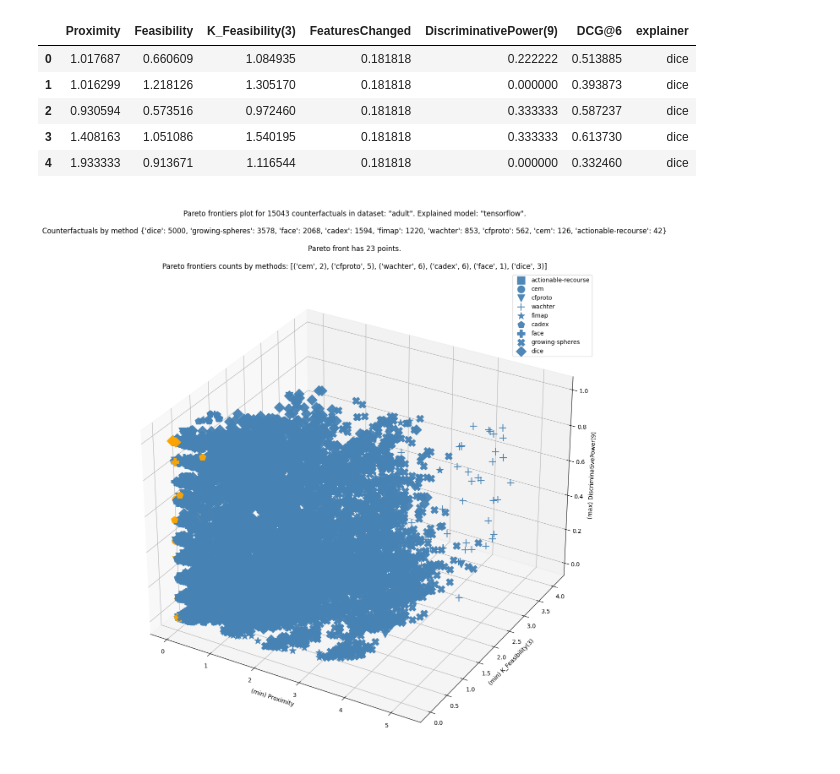
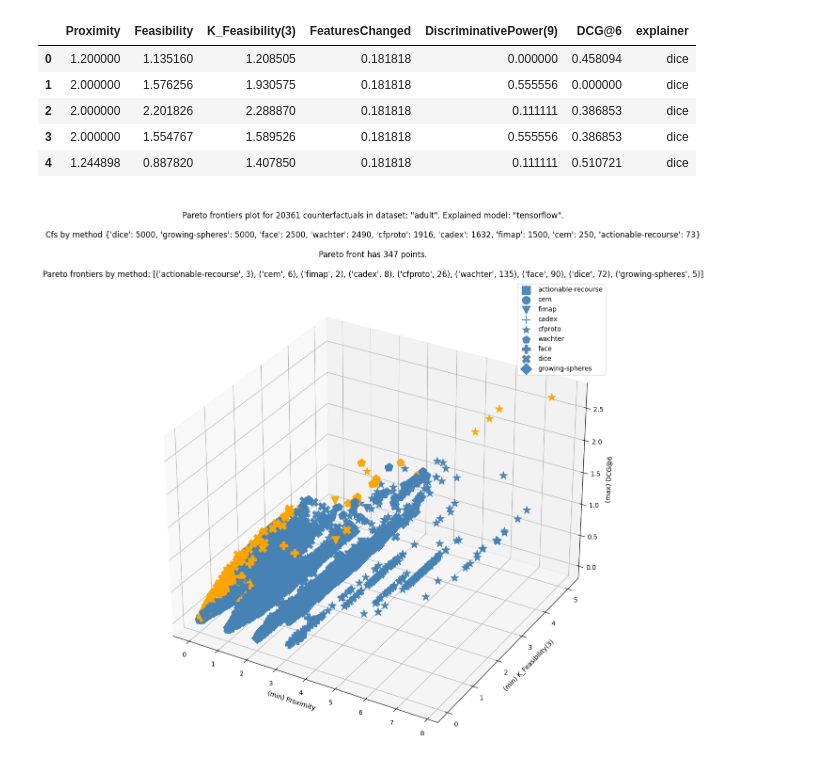
Before and after one commit to istepka/MCSECE, a Jupyter notebook: experiments/data_viz.ipynb, the cells around one changed output. Cells and saved outputs as stored; diff of their text form; code cells hidden in the pictures.

```diff
--- a/experiments/data_viz.ipynb
+++ b/experiments/data_viz.ipynb
@@ -45,8 +45,9 @@ dataset_name = 'adult' #'german'
 explained_model = 'NN'
 
 idcs = []
+directory = './2023-02-06'
 
-_, _, stats_filenames = os.walk('./scores/').__next__()
+_, _, stats_filenames = os.walk(f'{directory}/scores/').__next__()
 for stat_filename in stats_filenames:
     if dataset_name not in stat_filename:
         continue
@@ -56,7 +57,7 @@ for stat_filename in stats_filenames:
     date = date[:-5]
     #print(f'dataset: {dataset_name}, model: {explained_model}, index: {index}, date: {date}')
     idcs.append(index)
-    with open('./scores/' + stat_filename, 'r') as f:
+    with open(f'{directory}/scores/' + stat_filename, 'r') as f:
         df = pd.read_csv(f)
 
     dfs.append(df)
@@ -67,22 +68,22 @@ all_scores = pd.concat(dfs)
 all_scores.head(5)
 # %% [output]
 |  | Proximity | Feasibility | K_Feasibility(3) | FeaturesChanged | DiscriminativePower(9) | DCG@6 | explainer |
-| 0 | 1.017687 | 0.660609 | 1.084935 | 0.181818 | 0.222222 | 0.513885 | dice |
-| 1 | 1.016299 | 1.218126 | 1.305170 | 0.181818 | 0.000000 | 0.393873 | dice |
-| 2 | 0.930594 | 0.573516 | 0.972460 | 0.181818 | 0.333333 | 0.587237 | dice |
-| 3 | 1.408163 | 1.051086 | 1.540195 | 0.181818 | 0.333333 | 0.613730 | dice |
-| 4 | 1.933333 | 0.913671 | 1.116544 | 0.181818 | 0.000000 | 0.332460 | dice |
+| 0 | 1.200000 | 1.135160 | 1.208505 | 0.181818 | 0.000000 | 0.458094 | dice |
+| 1 | 2.000000 | 1.576256 | 1.930575 | 0.181818 | 0.555556 | 0.000000 | dice |
+| 2 | 2.000000 | 2.201826 | 2.288870 | 0.181818 | 0.111111 | 0.386853 | dice |
+| 3 | 2.000000 | 1.554767 | 1.589526 | 0.181818 | 0.555556 | 0.386853 | dice |
+| 4 | 1.244898 | 0.887820 | 1.407850 | 0.181818 | 0.111111 | 0.510721 | dice |
 # %%
 all_x = all_scores['Proximity'].to_numpy()
 all_y = all_scores['K_Feasibility(3)'].to_numpy()
-all_z = all_scores['DiscriminativePower(9)'].to_numpy()
+all_z = all_scores['DCG@6'].to_numpy()
 optimization_direction = ['min', 'min', 'max']
 to_check = np.array([all_x, all_y, all_z], dtype=np.float64).T
 
 all_pareto = get_pareto_optimal_mask(to_check, optimization_direction).astype('bool')
 # %%
 scores_to_plot = all_scores.copy()
-metric, other_metric, other_other_metric = 'Proximity', 'K_Feasibility(3)', 'DiscriminativePower(9)'
+metric, other_metric, other_other_metric = 'Proximity', 'K_Feasibility(3)', 'DCG@6'
 
 counts = scores_to_plot['explainer'].value_counts()
 
@@ -90,7 +91,7 @@ colors = ['r', 'g', 'b', 'y', 'c', 'm', 'k', 'w']
 markers = ['s', 'o', 'v', '+', '*', 'p', 'P', 'X', 'D', '>']
 
 
-fig = plt.figure(figsize=(12, 13))
+fig = plt.figure(figsize=(14, 12))
 ax = fig.add_subplot(projection='3d')
 
 pareto_counterfactuals_by_method_counts = {}
@@ -99,35 +100,35 @@ for plot_round in ['nonpareto', 'pareto']:
     for k, explainer in enumerate(scores_to_plot['explainer'].value_counts().sort_values(ascending=True).index.tolist()):
 
         mask = scores_to_plot['explainer'] == explainer
         pareto = all_pareto[mask]
 
         x = scores_to_plot[mask][metric].to_numpy()
         y = scores_to_plot[mask][other_metric].to_numpy()
         z = scores_to_plot[mask][other_other_metric].to_numpy()
 
         pareto_counterfactuals_by_method_counts[explainer] = sum(pareto)
 
         if plot_round == 'nonpareto':
             ax.scatter(x[~pareto], y[~pareto], z[~pareto], color='steelblue', marker=markers[k], label=explainer, alpha=0.95, s=150)
         elif plot_round == 'pareto':
             ax.scatter(x[pareto], y[pareto], z[pareto], color='orange', marker=markers[k], alpha=0.95, s=150)
 
 ax.set_xlabel(f'({optimization_direction[0]}) {metric}')
 ax.set_ylabel(f'({optimization_direction[1]}) {other_metric}')
 ax.set_zlabel(f'({optimization_direction[2]}) {other_other_metric}')
 
 plt.title(f'''
 Pareto frontiers plot for {scores_to_plot.shape[0]} counterfactuals in dataset: "{dataset_name}". Explained model: "{explained_model}".\n
-Counterfactuals by method {counts.to_dict()}\n
+Cfs by method {counts.to_dict()}\n
 Pareto front has {sum(all_pareto)} points.\n
-Pareto frontiers counts by methods: {list(filter(lambda x: x[1] > 0, pareto_counterfactuals_by_method_counts.items()))}'''
+Pareto frontiers by method: {list(filter(lambda x: x[1] > 0, pareto_counterfactuals_by_method_counts.items()))}'''
 )
 
 # plt.savefig(f'images/{dataset_name}/{explained_model}/3d_{dataset_name}_{explained_model}_pairplot_with_frontiers_{metric}-{other_metric}-{other_other_metric}_{instance_to_explain_index}.png')
+plt.tight_layout()
+plt.legend()
 plt.savefig(f'images/{dataset_name}/3d_{dataset_name}_{explained_model}_pairplot_with_frontiers_{metric}-{other_metric}-{other_other_metric}_all.png')
 # plt.savefig(f'images/{dataset_name}/3d_{dataset_name}_{explained_model}_pairplot_with_frontiers_{metric}-{other_metric}-{other_other_metric}_i{index_to_plot}.png')
-plt.tight_layout()
-plt.legend()
 plt.show()
 # %% [output]
-[figure, old version]
+[figure, new version]
```
Also changed, not shown: parts of 2 cells of this notebook, 1 other file.
